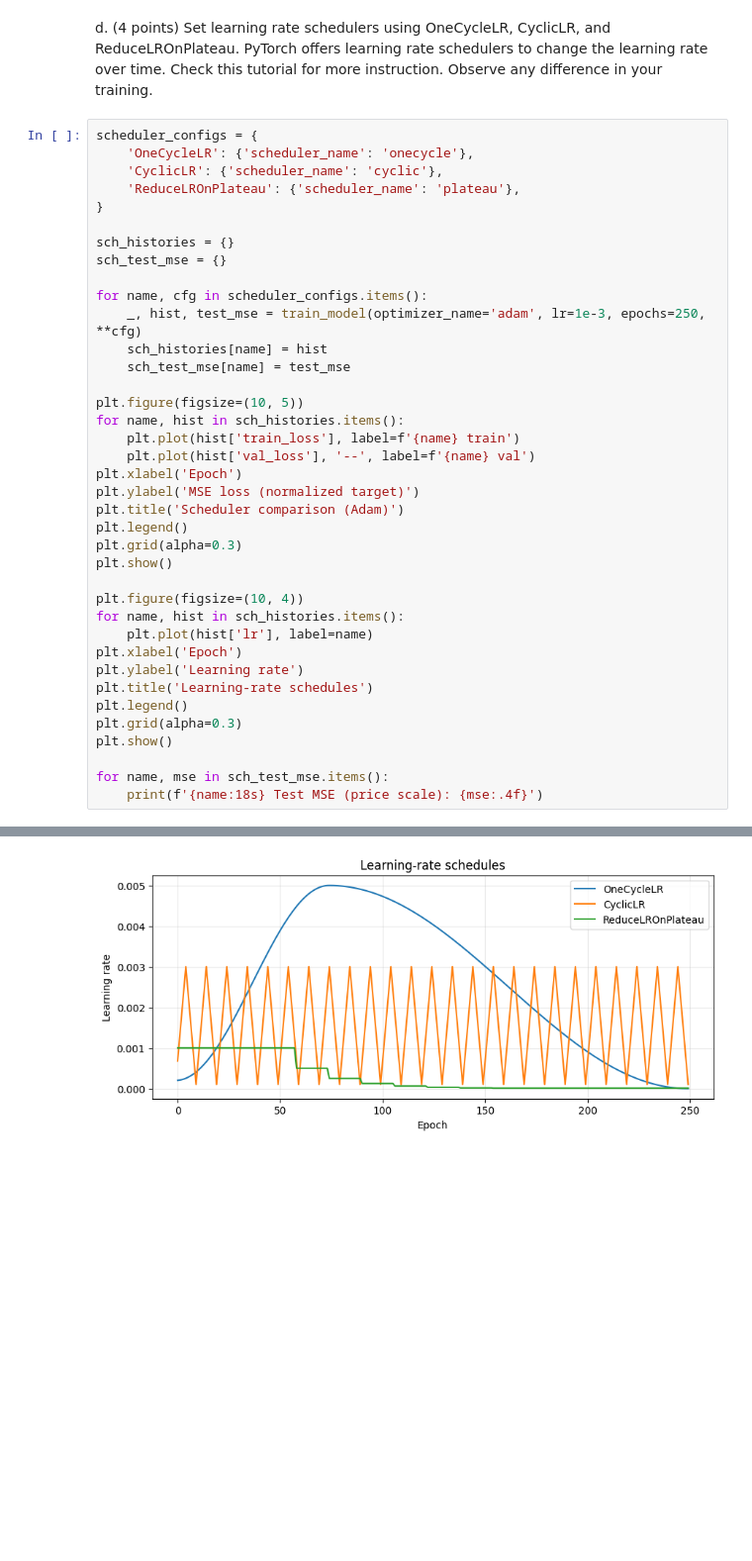
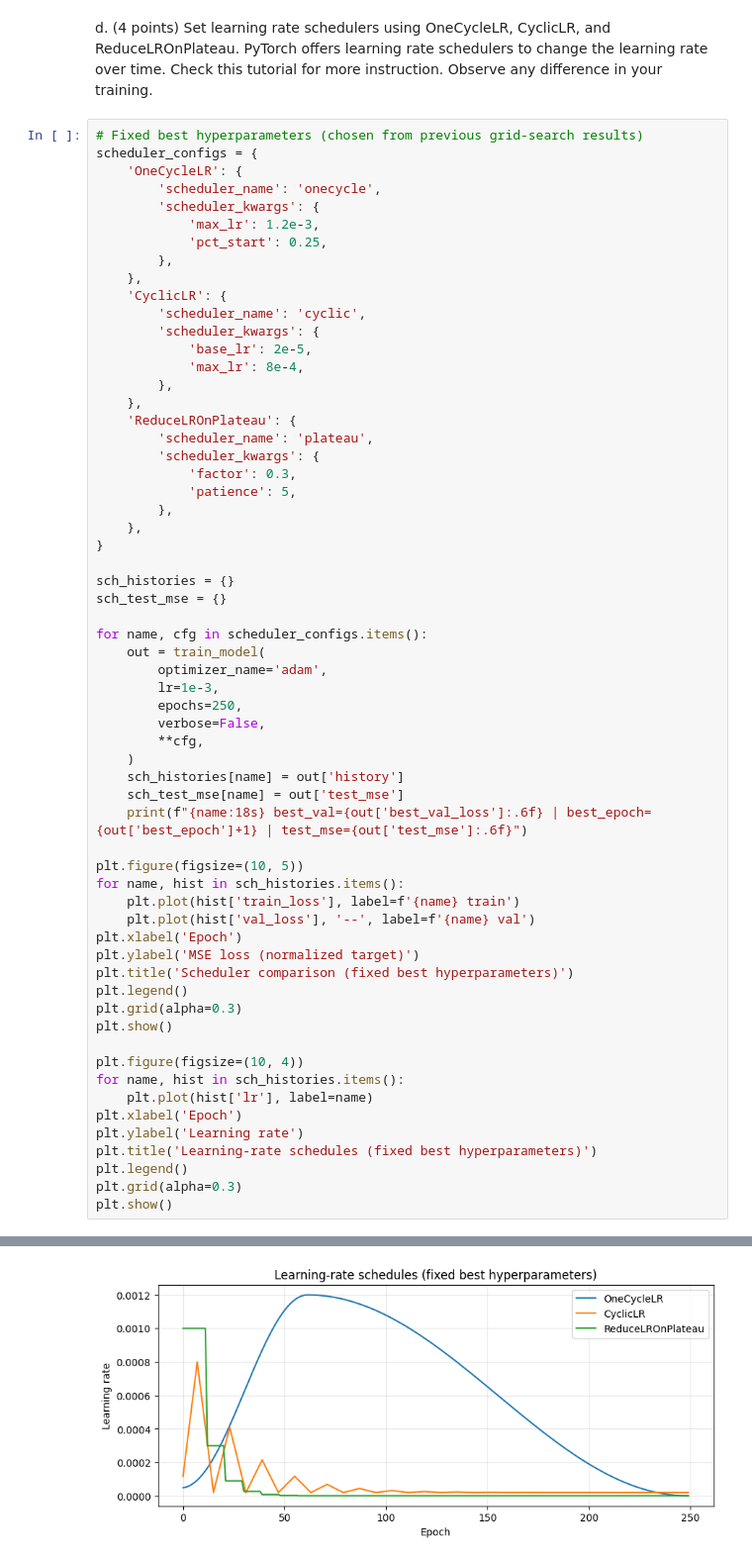
Before and after one commit to iAaronLau/ANN2026, a Jupyter notebook: hw1.ipynb, the cells around one changed output, grey strips where cells are left out. Shown at 99% size. Cells and saved outputs as stored; diff of their text form; blank space fills up the shorter version.

```diff
--- a/hw1.ipynb
+++ b/hw1.ipynb
@@ -329,19 +427,45 @@ Adam     Test MSE (price scale): 1023.9826
 # %% [markdown]
 d. (4 points) Set learning rate schedulers using OneCycleLR, CyclicLR, and ReduceLROnPlateau. PyTorch offers learning rate schedulers to change the learning rate over time. Check this tutorial for more instruction. Observe any difference in your training.
 # %%
+# Fixed best hyperparameters (chosen from previous grid-search results)
 scheduler_configs = {
-    'OneCycleLR': {'scheduler_name': 'onecycle'},
-    'CyclicLR': {'scheduler_name': 'cyclic'},
-    'ReduceLROnPlateau': {'scheduler_name': 'plateau'},
+    'OneCycleLR': {
+        'scheduler_name': 'onecycle',
+        'scheduler_kwargs': {
+            'max_lr': 1.2e-3,
+            'pct_start': 0.25,
+        },
+    },
+    'CyclicLR': {
+        'scheduler_name': 'cyclic',
+        'scheduler_kwargs': {
+            'base_lr': 2e-5,
+            'max_lr': 8e-4,
+        },
+    },
+    'ReduceLROnPlateau': {
+        'scheduler_name': 'plateau',
+        'scheduler_kwargs': {
+            'factor': 0.3,
+            'patience': 5,
+        },
+    },
 }
 
 sch_histories = {}
 sch_test_mse = {}
 
 for name, cfg in scheduler_configs.items():
-    _, hist, test_mse = train_model(optimizer_name='adam', lr=1e-3, epochs=250, **cfg)
-    sch_histories[name] = hist
-    sch_test_mse[name] = test_mse
+    out = train_model(
+        optimizer_name='adam',
+        lr=1e-3,
+        epochs=250,
+        verbose=False,
+        **cfg,
+    )
+    sch_histories[name] = out['history']
+    sch_test_mse[name] = out['test_mse']
+    print(f"{name:18s} best_val={out['best_val_loss']:.6f} | best_epoch={out['best_epoch']+1} | test_mse={out['test_mse']:.6f}")
 
 plt.figure(figsize=(10, 5))
 for name, hist in sch_histories.items():
@@ -349,7 +473,7 @@ for name, hist in sch_histories.items():
     plt.plot(hist['val_loss'], '--', label=f'{name} val')
 plt.xlabel('Epoch')
 plt.ylabel('MSE loss (normalized target)')
-plt.title('Scheduler comparison (Adam)')
+plt.title('Scheduler comparison (fixed best hyperparameters)')
 plt.legend()
 plt.grid(alpha=0.3)
 plt.show()
@@ -359,11 +483,8 @@ for name, hist in sch_histories.items():
     plt.plot(hist['lr'], label=name)
 plt.xlabel('Epoch')
 plt.ylabel('Learning rate')
-plt.title('Learning-rate schedules')
+plt.title('Learning-rate schedules (fixed best hyperparameters)')
 plt.legend()
 plt.grid(alpha=0.3)
 plt.show()
-
-for name, mse in sch_test_mse.items():
-    print(f'{name:18s} Test MSE (price scale): {mse:.4f}')
 # %% [output]
@@ -377 +495 @@ Trainable parameters: 1,921
-[figure, old version]
+[figure, new version]
```
Also changed, not shown: parts of 5 cells of this notebook, 2 other files.
